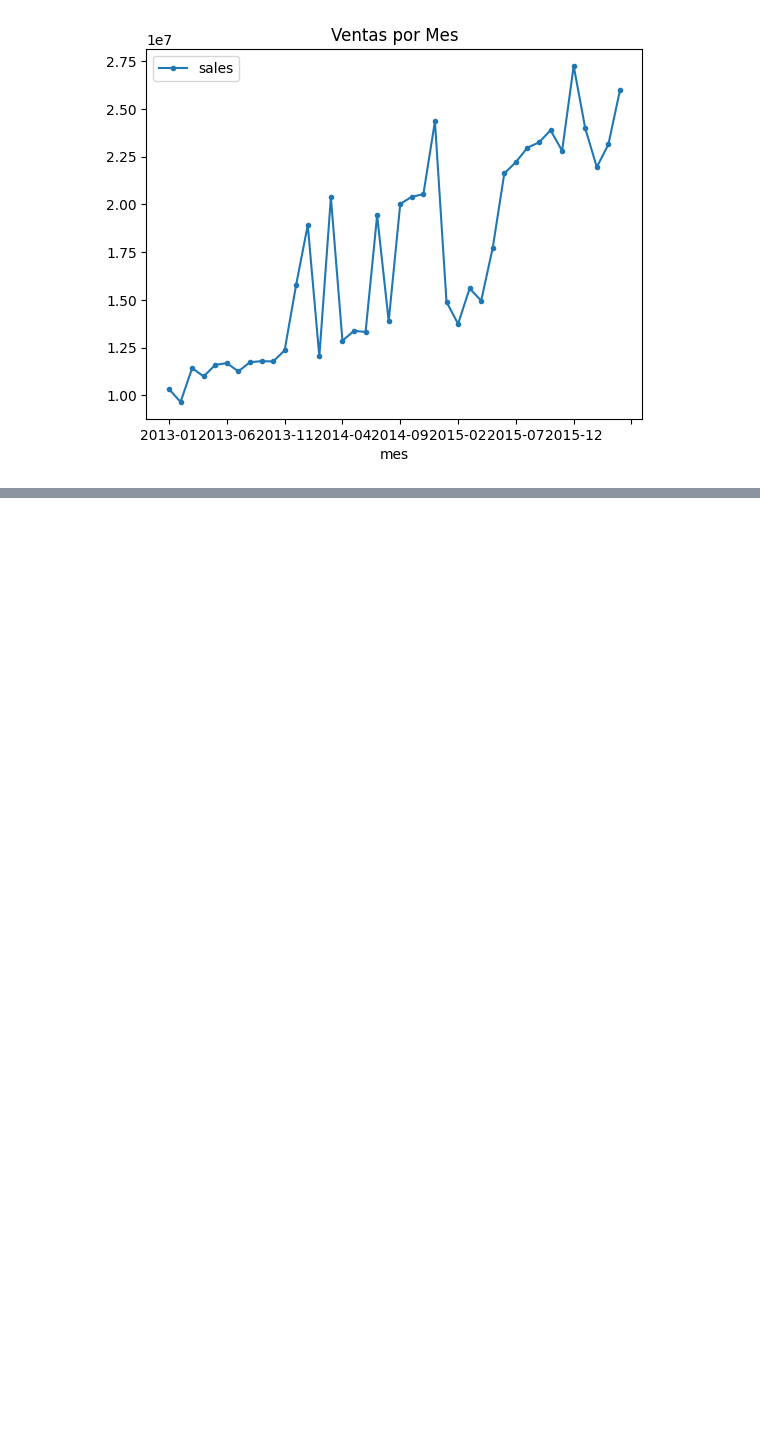
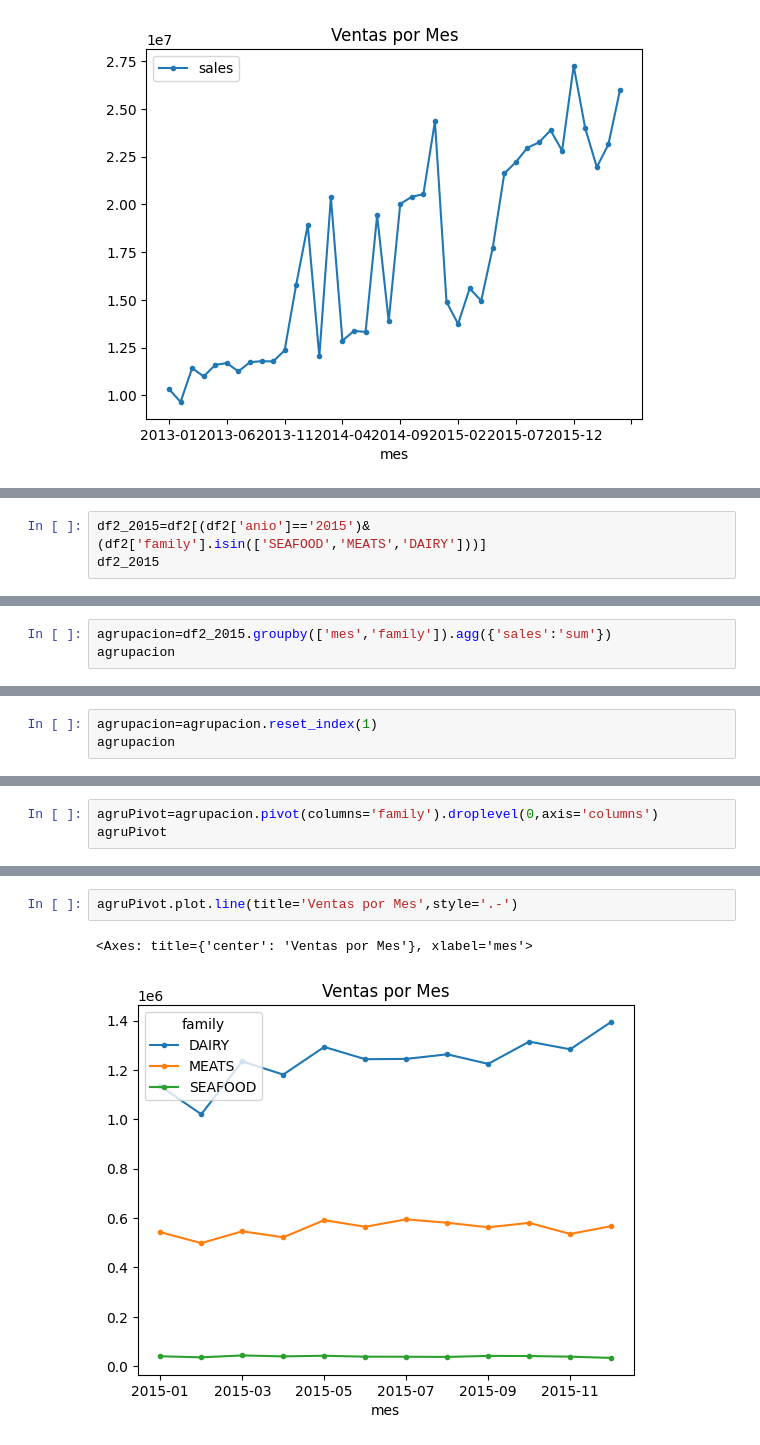
Before and after one commit to lromeror/DataVisualization, a Jupyter notebook: Visualizaciones Univariables/visualizaciones.ipynb, the cells around one changed output, grey strips where cells are left out. Saved outputs shown, nothing was run; the diff lists cells and outputs as text; blank space fills up the shorter version.

```diff
--- a/Visualizaciones Univariables/visualizaciones.ipynb
+++ b/Visualizaciones Univariables/visualizaciones.ipynb
@@ -197,0 +211,3 @@ px.line(bymes,y='sales',title='Ventas por Mes')
+# %%
+df2_2015=df2[(df2['anio']=='2015')&(df2['family'].isin(['SEAFOOD','MEATS','DAIRY']))]
+df2_2015
@@ -197,0 +229,3 @@ px.line(bymes,y='sales',title='Ventas por Mes')
+# %%
+agrupacion=df2_2015.groupby(['mes','family']).agg({'sales':'sum'})
+agrupacion
@@ -197,0 +251,3 @@ px.line(bymes,y='sales',title='Ventas por Mes')
+# %%
+agrupacion=agrupacion.reset_index(1)
+agrupacion
@@ -197,0 +273,3 @@ px.line(bymes,y='sales',title='Ventas por Mes')
+# %%
+agruPivot=agrupacion.pivot(columns='family').droplevel(0,axis='columns')
+agruPivot
@@ -197,0 +291,5 @@ px.line(bymes,y='sales',title='Ventas por Mes')
+# %%
+agruPivot.plot.line(title='Ventas por Mes',style='.-')
+# %% [output]
+<Axes: title={'center': 'Ventas por Mes'}, xlabel='mes'>
+[figure, added]
```
Also changed, not shown: parts of 7 cells of this notebook.
